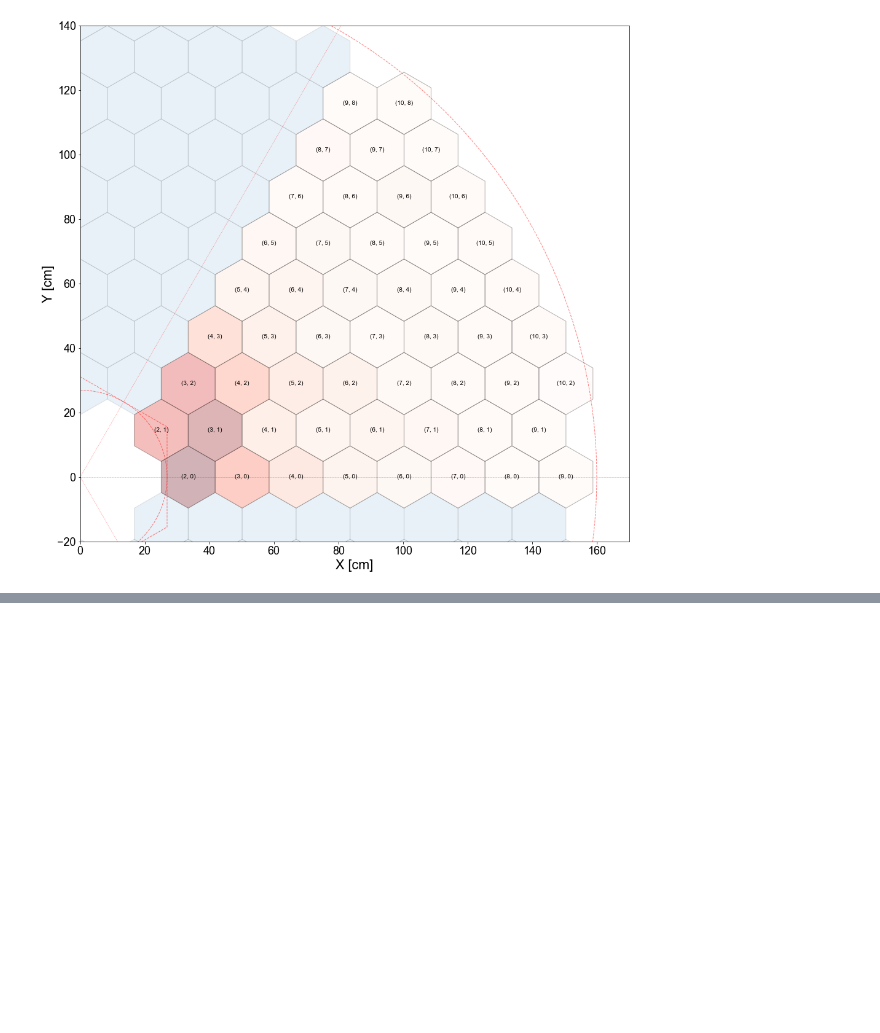
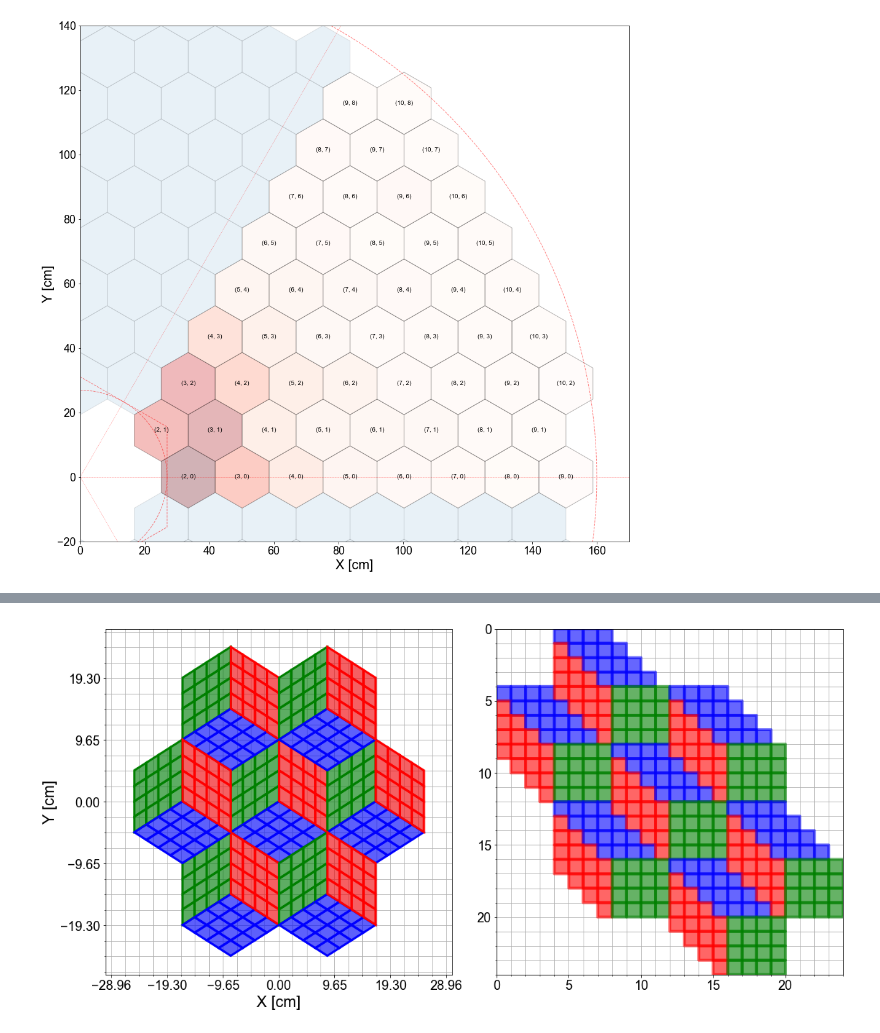
Before and after one commit to NWUHEP/hgcal-analysis, a Jupyter notebook: notebooks/tc_visualizer.ipynb, the cells around one changed output, grey strips where cells are left out. Saved outputs shown, nothing was run; the diff lists cells and outputs as text; code cells hidden in the pictures; blank space fills up the shorter version.

```diff
--- a/notebooks/tc_visualizer.ipynb
+++ b/notebooks/tc_visualizer.ipynb
@@ -341,0 +209,67 @@ ani.save('plots/test_shower_animation.gif', dpi=80)
+# %%
+# Draw neighborhood of modules
+
+# draw each module
+coord = np.array([[0, 0], [0, 1], [1, 0], [1, 1], [-1, -1], [0, -1], [-1, 0]])
+
+# make some plots
+fig, axes = plt.subplots(1, 2, figsize=(16, 8))
+
+ax = axes[0]
+# draw hexegonal grid
+cmap = matplotlib.cm.get_cmap('Reds')
+for u, v in coord:
+    pt.draw_single_module(ax, uv_offset=(u, v), do_fill=True)
+
+ax.set_xlim(-30, 30)
+ax.set_ylim(-27, 27)
+ax.set_xlabel('X [cm]')
+ax.set_ylabel('Y [cm]')
+#ax.axis('off')
+
+from matplotlib.ticker import MultipleLocator
+majorLocator = MultipleLocator(gt.hgcal_hex_radius)
+# Set major tick locations.
+ax.yaxis.set_major_locator(majorLocator)
+ax.xaxis.set_major_locator(majorLocator)
+# Set grid to use minor tick locations.
+minorLocator = MultipleLocator(gt.hgcal_hex_radius/4)
+# Set minor tick locations.
+ax.yaxis.set_minor_locator(minorLocator)
+ax.xaxis.set_minor_locator(minorLocator)
+
+# Set grid to use minor tick locations.
+ax.grid(which = 'both')
+ax.set_axisbelow(True)
+
+ax = axes[1]
+color_coding = gt.wafer_mask_hgroc
+img_grid = np.zeros((24, 24))
+for uv, offset in gt.wafer_uv_offsets.items():
+    img_grid[offset[0]:offset[0] + 8, offset[1]:offset[1] + 8] += color_coding
+
+cmap1 = matplotlib.colors.LinearSegmentedColormap.from_list('mycmap', ['g', 'b', 'r'])
+img_grid[img_grid == 0] = np.nan
+ax.pcolor(img_grid, edgecolors='face', linewidths=4, cmap=cmap1, alpha=0.6)
+ax.set_ylim(24, 0)
+
+majorLocator = MultipleLocator(5)
+# Set major tick locations.
+ax.yaxis.set_major_locator(majorLocator)
+ax.xaxis.set_major_locator(majorLocator)
+# Set grid to use minor tick locations.
+minorLocator = MultipleLocator(1)
+# Set minor tick locations.
+ax.yaxis.set_minor_locator(minorLocator)
+ax.xaxis.set_minor_locator(minorLocator)
+
+# Set grid to use minor tick locations.
+ax.grid(which = 'both')
+ax.set_axisbelow(True)
+
+# plot the cluster graphs
+plt.tight_layout()
+plt.savefig('plots/neighborhood_mapping.pdf')
+plt.show()
+# %% [output]
+[figure, added]
```
Also changed, not shown: parts of 14 cells of this notebook, 4 other files.
